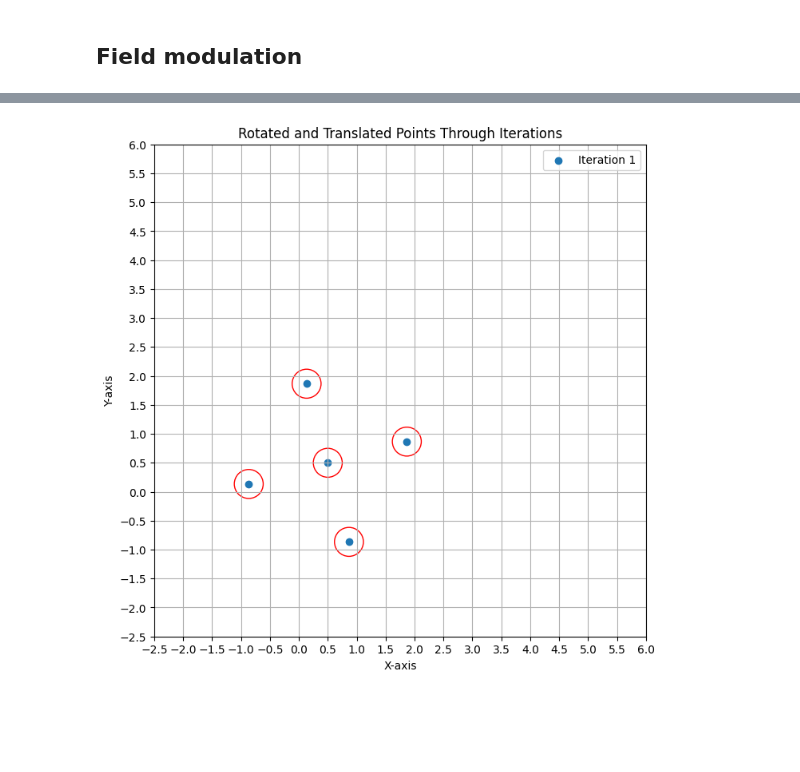
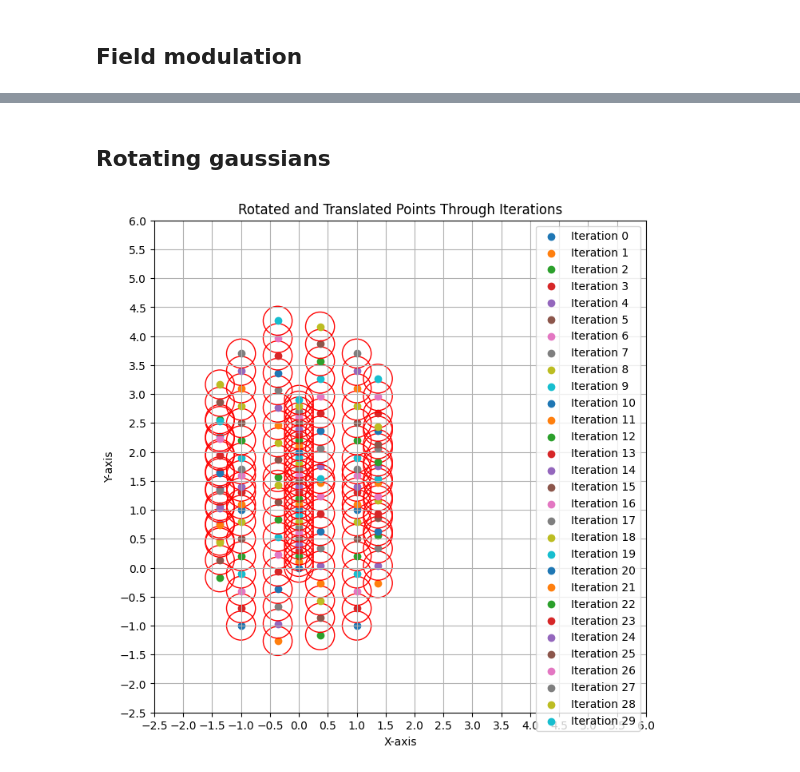
Before and after one commit to alexandru-dochian/multi_agent_framework, a Jupyter notebook: analytics.ipynb, the cells around one changed output, grey strips where cells are left out. Drawn from its saved outputs; the diff is of its cells as text; code cells hidden in the pictures; blank space fills up the shorter version.

```diff
--- a/analytics.ipynb
+++ b/analytics.ipynb
@@ -531,59 +291,48 @@ array([[-719.79440491, -563.24081086, -607.23180008],
+# %% [markdown]
+## Rotating gaussians
 # %%
-def rotate_points(points, theta):
-    # Convert theta to radians
-    theta_rad = np.radians(theta)
-
-    # Define the rotation matrix
-    rotation_matrix = np.array([
-        [np.cos(theta_rad), -np.sin(theta_rad)],
-        [np.sin(theta_rad), np.cos(theta_rad)]
-    ])
-
-    # Rotate each point
-    rotated_points = np.dot(points, rotation_matrix)
-
-    return rotated_points
-
 def translate_points(points, translation_vector):
     # Translate each point by the translation vector
     translated_points = points + translation_vector
 
     return translated_points
 
 # Define the points
 points = np.array([[0, 0], [1, 1], [-1, 1], [1, -1], [-1, -1]])
 
 # Define the rotation angle in degrees, the number of iterations, and the translation vector
 theta = 30  # Rotation angle
-iterations = 8  # Number of iterations
-translation_vector = np.array([0.5, 0.5])  # Translation vector
+iterations = 30  # Number of iterations
+translation_vector = np.array([0, 0.1])  # Translation vector
 
 # Plot the points for each iteration
 fig, ax = plt.subplots(figsize=(8, 8))
 
 for i in range(iterations):
-    if i != 1:
-        continue
-    rotated_points = rotate_points(points, theta * i)
-    translated_points = translate_points(rotated_points, translation_vector * i)
-    ax.scatter(translated_points[:, 0], translated_points[:, 1], label=f'Iteration {i}')
+    rotated_points = field_modulation.rotate_points(
+        points=points, center=[0, 0], theta=theta * i
+    )
+    translated_points = translate_points(
+        rotated_points, translation_vector * i
+    )
+    ax.scatter(translated_points[:, 0], translated_points[:, 1], label=f"Iteration {i}")
     for point in translated_points:
-        ellipse = plt.Circle((point[0], point[1]), 0.25, edgecolor='r', fc='None', lw=1)
+        ellipse = plt.Circle((point[0], point[1]), 0.25, edgecolor="r", fc="None", lw=1)
         ax.add_patch(ellipse)
 
 # Set plot limits
 ax.set_xlim(-2.5, 6)
 ax.set_ylim(-2.5, 6)
 ax.set_xticks(np.arange(-2.5, 6.5, 0.5))
 ax.set_yticks(np.arange(-2.5, 6.5, 0.5))
 ax.grid(True)
-ax.set_aspect('equal')
+ax.set_aspect("equal")
 
 # Add legend and labels
-plt.xlabel('X-axis')
-plt.ylabel('Y-axis')
-plt.title('Rotated and Translated Points Through Iterations')
+plt.xlabel("X-axis")
+plt.ylabel("Y-axis")
+plt.title("Rotated and Translated Points Through Iterations")
 plt.legend()
 plt.show()
 # %% [output]
-[figure, old version]
+[figure, new version]
```
Also changed, not shown: parts of 10 cells of this notebook, 1 other file.
